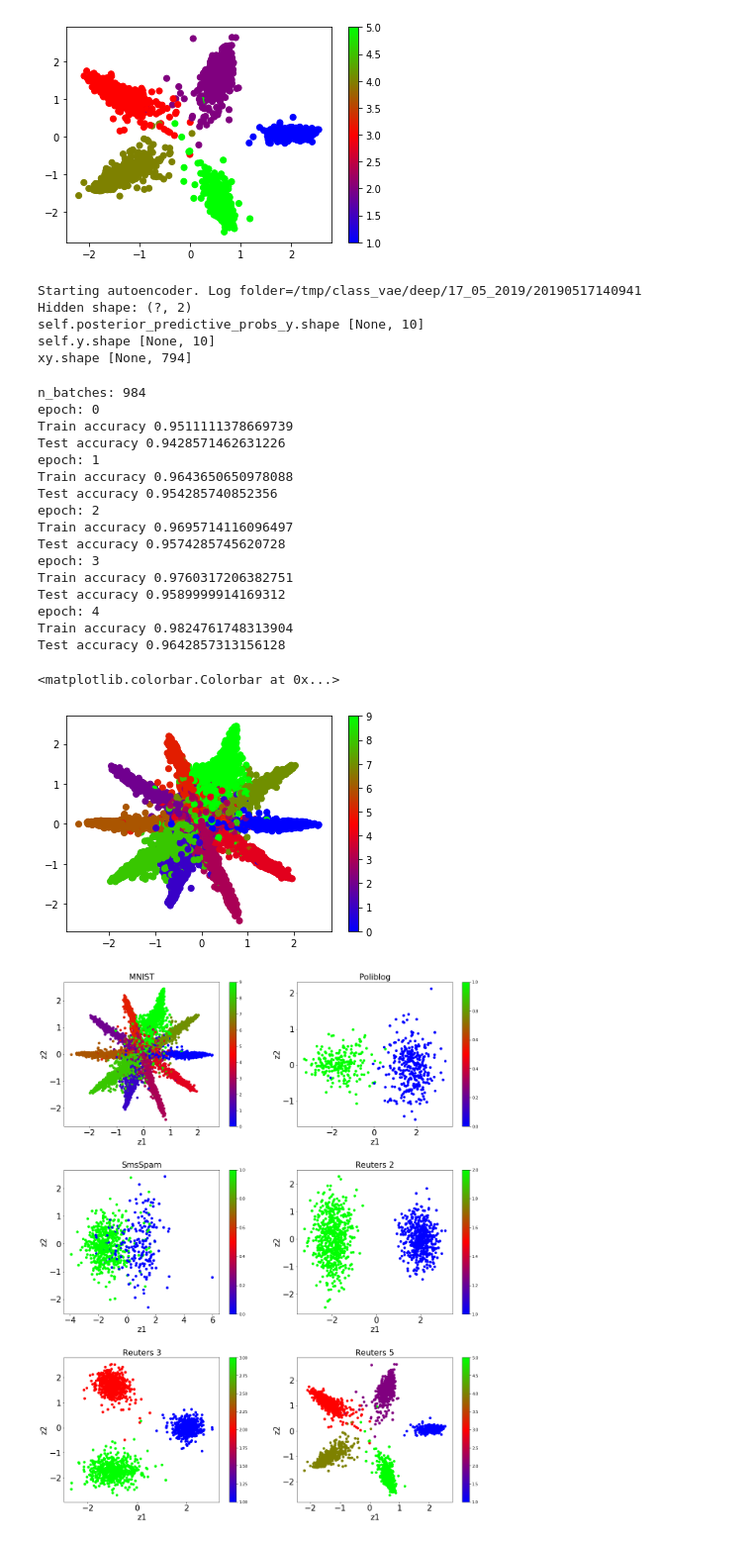
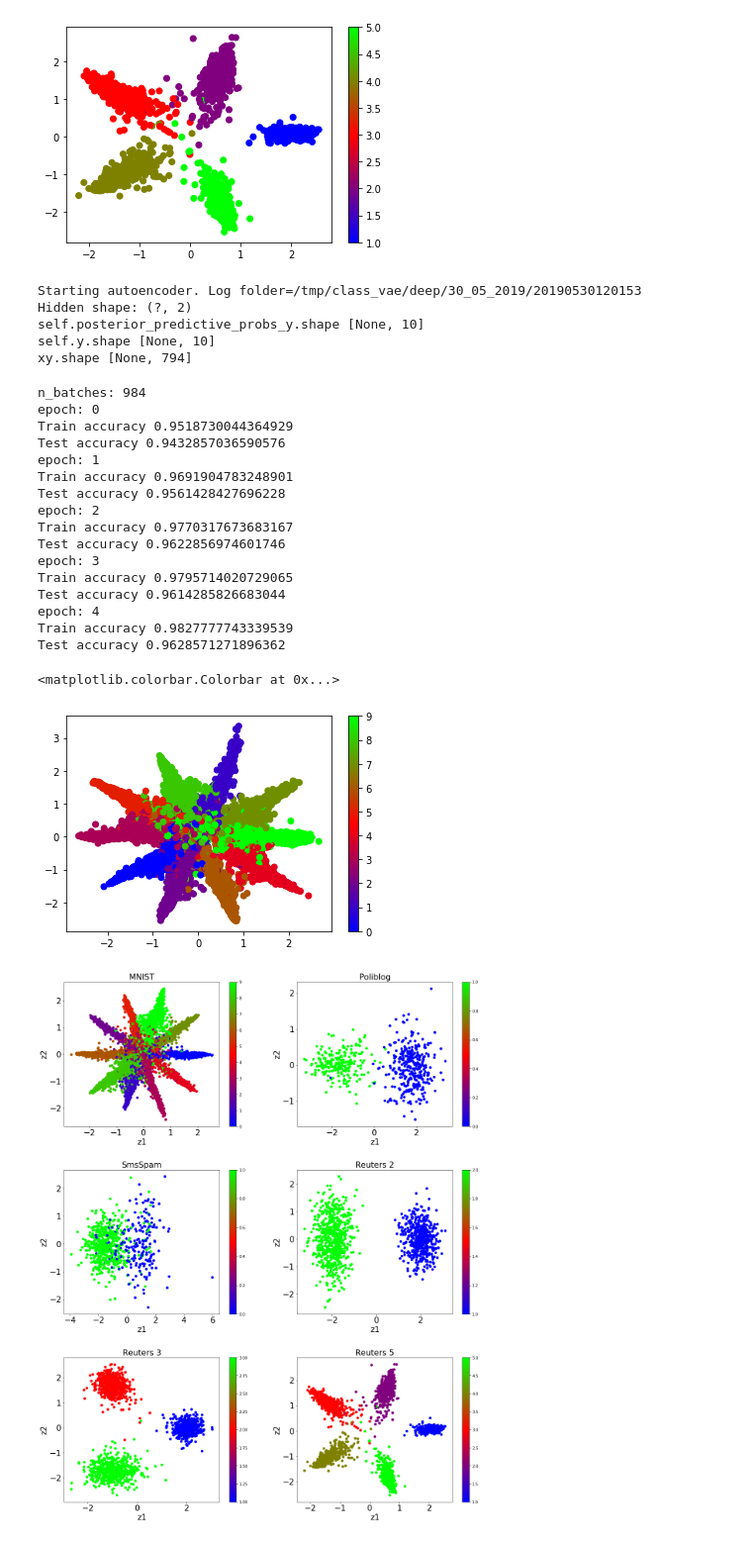
Before and after one commit to macjankowski/vae_models, a Jupyter notebook: pub2/text_data/Gaussian_Deep_Supervised_latent_space_performance.ipynb, the cells around one changed output. Shown at 99% size. Drawn from its saved outputs; the diff is of its cells as text; code cells hidden in the pictures.

```diff
--- a/pub2/text_data/Gaussian_Deep_Supervised_latent_space_performance.ipynb
+++ b/pub2/text_data/Gaussian_Deep_Supervised_latent_space_performance.ipynb
@@ -342,6 +342,22 @@ label_mapping = {
     8: 6,
     9: 2
 }
+
+label_mapping = {
+    0: 0,
+    1: 7,
+    2: 4,
+    3: 8,
+    4: 9,
+    5: 3,
+    6: 5,
+    7: 1,
+    8: 6,
+    9: 2
+}
+
+
+9 7 1 8 5 3 0 2 6 4
 
 mixture_assignments_train = create_mixture_assignments(
     label_mapping=label_mapping,
@@ -1806,18 +1822,33 @@ Test accuracy 0.7498669624328613
 <matplotlib.colorbar.Colorbar at 0x...>
 [figure]
 # %%
+# label_mapping = {
+#     0: 0,
+#     1: 7,
+#     2: 4,
+#     3: 8,
+#     4: 9,
+#     5: 3,
+#     6: 5,
+#     7: 1,
+#     8: 6,
+#     9: 2
+# }
+
 label_mapping = {
-    0: 0,
-    1: 7,
-    2: 4,
-    3: 8,
+    0: 6,
+    1: 2,
+    2: 7,
+    3: 5,
     4: 9,
-    5: 3,
-    6: 5,
+    5: 4,
+    6: 8,
     7: 1,
-    8: 6,
-    9: 2
+    8: 3,
+    9: 0
 }
+
+#9 7 1 8 5 3 0 2 6 4
 
 mixture_assignments_train = create_mixture_assignments(
     label_mapping=label_mapping,
@@ -1826,45 +1857,45 @@ mixture_assignments_train = create_mixture_assignments(
 
 mixture_assignments_test = create_mixture_assignments(
     label_mapping=label_mapping,
     onehot_encoder=mnist_onehot_encoder,
     y_train=mnist_labels_test)
 
 mnist_test_latent_space, mnist_test_decoded_labels,mnist_train_latent_space, mnist_train_decoded_labels = get_latent_space(
     train_data=mnist_train_perm,
     train_labels=mnist_labels_train_perm,
     test_data=mnist_test,
     test_labels=mnist_labels_test,
     encoder=mnist_onehot_encoder,
     omega=1.0,
     mixture_assignments_train=mixture_assignments_train,
     mixture_assignments_test=mixture_assignments_test,
 )
 plt.scatter(mnist_train_latent_space[:,0],mnist_train_latent_space[:,1], c=mnist_train_decoded_labels, cmap='brg')
 plt.colorbar()
 # %% [output]
-Starting autoencoder. Log folder=/tmp/class_vae/deep/17_05_2019/20190517140941
+Starting autoencoder. Log folder=/tmp/class_vae/deep/30_05_2019/20190530120153
 Hidden shape: (?, 2)
 self.posterior_predictive_probs_y.shape [None, 10]
 self.y.shape [None, 10]
 xy.shape [None, 794]
 n_batches: 984
 epoch: 0
-Train accuracy 0.9511111378669739
-Test accuracy 0.9428571462631226
+Train accuracy 0.9518730044364929
+Test accuracy 0.9432857036590576
 epoch: 1
-Train accuracy 0.9643650650978088
-Test accuracy 0.954285740852356
+Train accuracy 0.9691904783248901
+Test accuracy 0.9561428427696228
 epoch: 2
-Train accuracy 0.9695714116096497
-Test accuracy 0.9574285745620728
+Train accuracy 0.9770317673683167
+Test accuracy 0.9622856974601746
 epoch: 3
-Train accuracy 0.9760317206382751
-Test accuracy 0.9589999914169312
+Train accuracy 0.9795714020729065
+Test accuracy 0.9614285826683044
 epoch: 4
-Train accuracy 0.9824761748313904
-Test accuracy 0.9642857313156128
+Train accuracy 0.9827777743339539
+Test accuracy 0.9628571271896362
 <matplotlib.colorbar.Colorbar at 0x...>
-[figure, old version]
+[figure, new version]
 # %%
 fig = plt.figure(figsize=(20, 25))
 plt.subplots_adjust(hspace=0.3)
```
Also changed, not shown: parts of 1 cell of this notebook, 3 other files.
